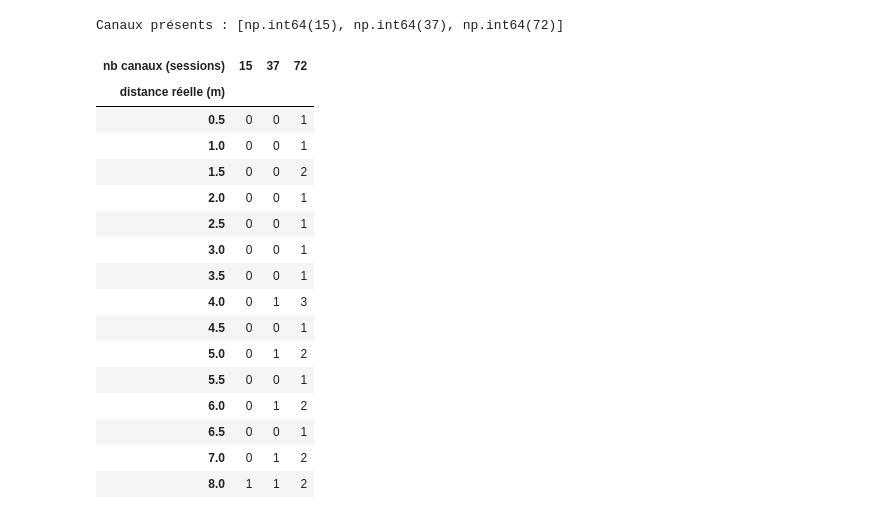
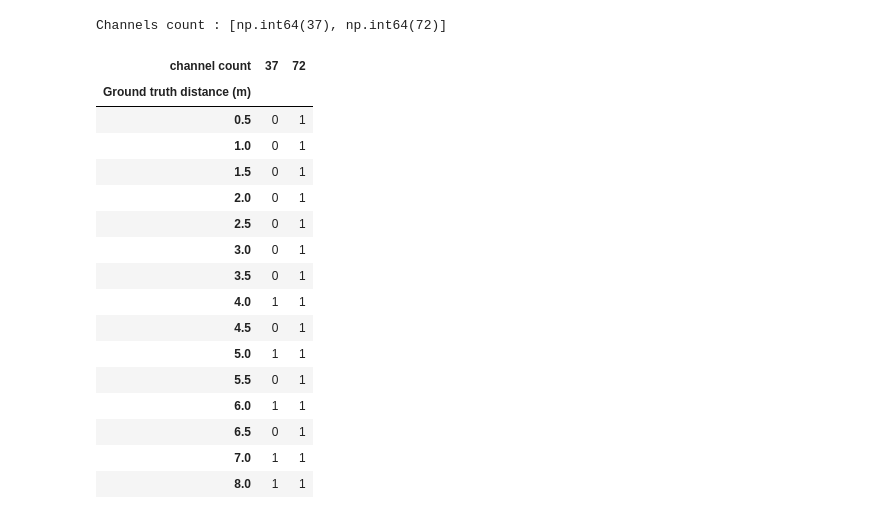
Before and after one commit to twatteyne/channelsounding, a Jupyter notebook: nrfconnect-sample/ras_initiator/scripts/data-exploration.ipynb, the cells around one changed output. Drawn from its saved outputs; the diff is of its cells as text; code cells hidden in the pictures.

```diff
--- a/nrfconnect-sample/ras_initiator/scripts/data-exploration.ipynb
+++ b/nrfconnect-sample/ras_initiator/scripts/data-exploration.ipynb
@@ -6,7 +6,7 @@ import numpy as np
 import pandas as pd
 import matplotlib.pyplot as plt
 # %%
-DATA_DIR = Path(".")
+DATA_DIR = Path("results")
 DEFAULT_N_CHANNELS = 72
 
 '''
@@ -101,9 +95,16 @@ for col in METHODS:
     procedures[col.replace("_m", "_error_m")] = err
     procedures[col.replace("_m", "_abs_error_m")] = err.abs()
 
-procedures.to_csv("all_procedures.csv", index=False)
-tones.to_csv("all_tones.csv", index=False)
-print(f"all_procedures.csv : {len(procedures)} lignes, {procedures['session'].nunique()} sessions")
-print(f"all_tones.csv      : {len(tones)} lignes")
-procedures.head()
+df_global = procedures.melt(
+    id_vars=META_COLS + ["ranging_counter", "ap", "tone_quality", "rssi_dbm", "rtt_count"],
+    value_vars=list(METHODS),
+    var_name="method",
+    value_name="estimated_distance_m",
+)
+
+df_global["method"] = df_global["method"].map(METHODS)
+df_global["error_m"] = df_global["estimated_distance_m"] - df_global["true_distance_m"]
+df_global["abs_error_m"] = df_global["error_m"].abs()
+df_global.to_csv("all_procedures.csv", index=False)
+df_global.head(100)
 # %% [output]
@@ -149,44 +124,44 @@ long.head()
 # %%
 ENVIRONMENT = "LOS"
 ONLY_OK_TONES = True
 EXCLUDE_TAGS: set[str] = set()
 DROP_ZERO_PHASE_SLOPE = True
 
-d = long.dropna(subset=["estimated_distance_m"]).copy()
+d = df_global.dropna(subset=["estimated_distance_m"]).copy()
 if ENVIRONMENT:
     d = d[d["environment"] == ENVIRONMENT]
 if EXCLUDE_TAGS:
     d = d[~d["tag"].isin(EXCLUDE_TAGS)]
 if DROP_ZERO_PHASE_SLOPE:
     d = d[~((d["method"] == "Phase slope") & (d["estimated_distance_m"] == 0))]
 if ONLY_OK_TONES:
     d = d[(d["method"] == "RTT") | (d["tone_quality"] == "OK")]
 
 CHANNEL_COUNTS = sorted(d["n_channels"].unique())
-# Palette catégorielle fixe (ordre stable : la couleur suit le nombre de canaux, pas son rang)
-CH_COLORS = {15: "#2a78d6", 37: "#eb6834", 72: "#1baf7a"}
-CH_MARKERS = {15: "s", 37: "^", 72: "o"}
+
+CH_COLORS = { 37: "#eb6834", 72: "#1baf7a"}
+CH_MARKERS = { 37: "^", 72: "o"}
 METHOD_ORDER = list(METHODS.values())
 
-print("Canaux présents :", CHANNEL_COUNTS)
+print(f"Channels count : {CHANNEL_COUNTS}")
 pd.crosstab(d["true_distance_m"], d["n_channels"], values=d["session"], aggfunc="nunique").fillna(0).astype(int).rename_axis(
-    index="distance réelle (m)", columns="nb canaux (sessions)")
+    index="Ground truth distance (m)", columns="channel count")
 # %% [output]
-Canaux présents : [np.int64(15), np.int64(37), np.int64(72)]
+Channels count : [np.int64(37), np.int64(72)]
-| nb canaux (sessions) | 15 | 37 | 72 |
-| distance réelle (m) |  |  |  |
-| 0.5 | 0 | 0 | 1 |
-| 1.0 | 0 | 0 | 1 |
-| 1.5 | 0 | 0 | 2 |
-| 2.0 | 0 | 0 | 1 |
-| 2.5 | 0 | 0 | 1 |
-| 3.0 | 0 | 0 | 1 |
-| 3.5 | 0 | 0 | 1 |
-| 4.0 | 0 | 1 | 3 |
-| 4.5 | 0 | 0 | 1 |
-| 5.0 | 0 | 1 | 2 |
-| 5.5 | 0 | 0 | 1 |
-| 6.0 | 0 | 1 | 2 |
-| 6.5 | 0 | 0 | 1 |
-| 7.0 | 0 | 1 | 2 |
-| 8.0 | 1 | 1 | 2 |
+| channel count | 37 | 72 |
+| Ground truth distance (m) |  |  |
+| 0.5 | 0 | 1 |
+| 1.0 | 0 | 1 |
+| 1.5 | 0 | 1 |
+| 2.0 | 0 | 1 |
+| 2.5 | 0 | 1 |
+| 3.0 | 0 | 1 |
+| 3.5 | 0 | 1 |
+| 4.0 | 1 | 1 |
+| 4.5 | 0 | 1 |
+| 5.0 | 1 | 1 |
+| 5.5 | 0 | 1 |
+| 6.0 | 1 | 1 |
+| 6.5 | 0 | 1 |
+| 7.0 | 1 | 1 |
+| 8.0 | 1 | 1 |
```
Also changed, not shown: parts of 17 cells of this notebook, 1 other file.
